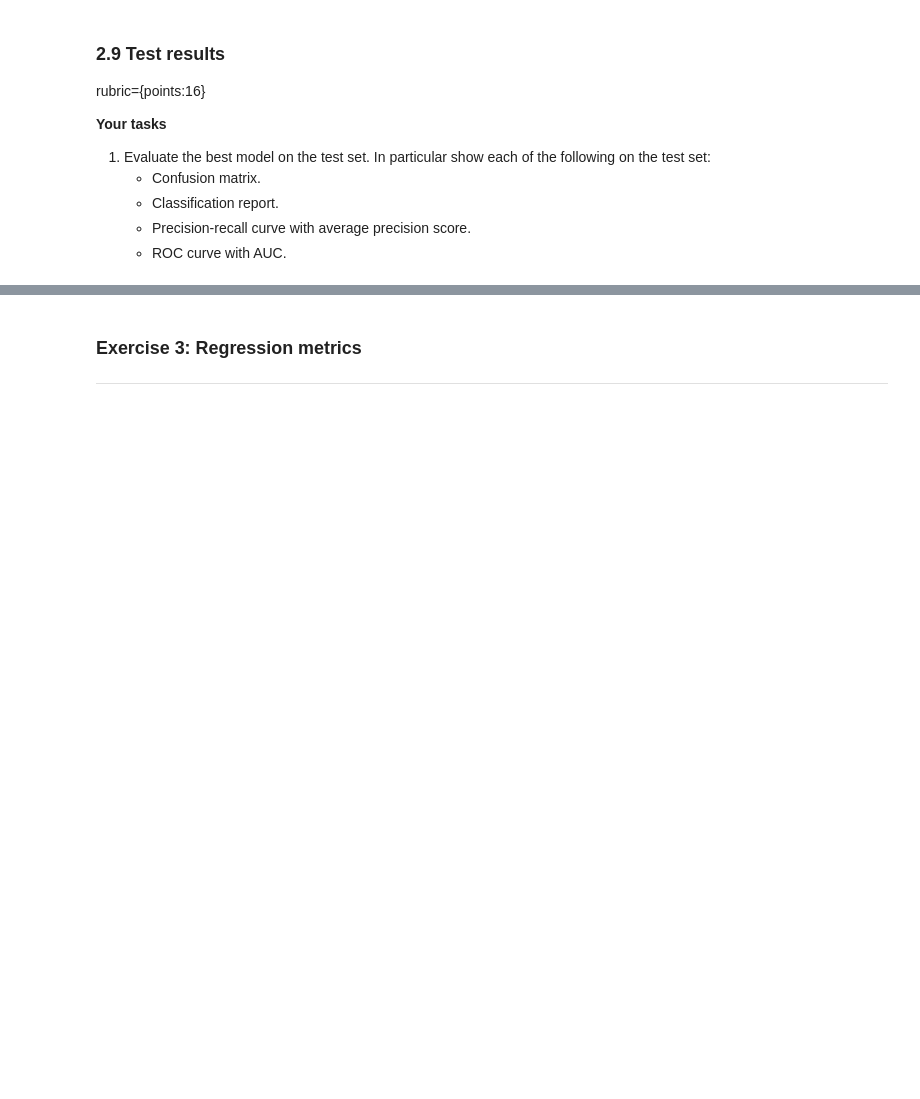
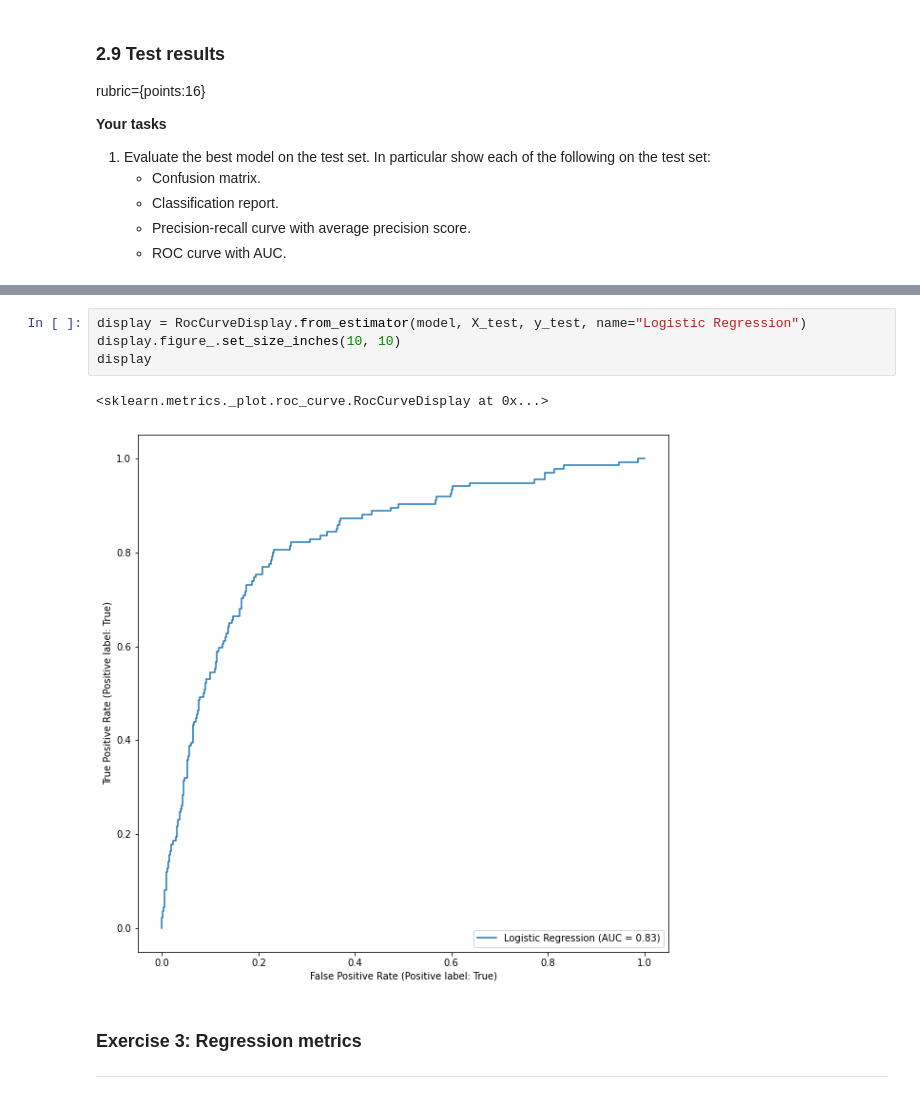
Before and after one commit to CarsonFox/MachineLearning, a Jupyter notebook: HW5/CS4320_HW5.ipynb, the cells around one changed output, grey strips where cells are left out. Saved outputs shown, nothing was run; the diff lists cells and outputs as text; blank space fills up the shorter version.

```diff
--- a/HW5/CS4320_HW5.ipynb
+++ b/HW5/CS4320_HW5.ipynb
@@ -392,3 +417,10 @@ rubric={points:16}
+# %%
+display = RocCurveDisplay.from_estimator(model, X_test, y_test, name="Logistic Regression")
+display.figure_.set_size_inches(10, 10)
+display
+# %% [output]
+<sklearn.metrics._plot.roc_curve.RocCurveDisplay at 0x...>
+[figure, added]
 # %% [markdown]
 ### Exercise 3: Regression metrics <a name="3"></a>
 <hr>
```
Also changed, not shown: parts of 10 cells of this notebook.
